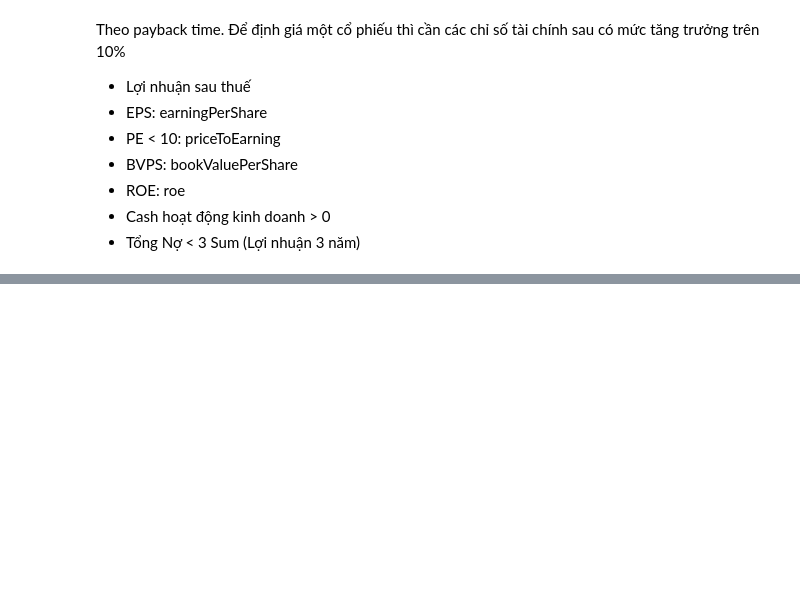
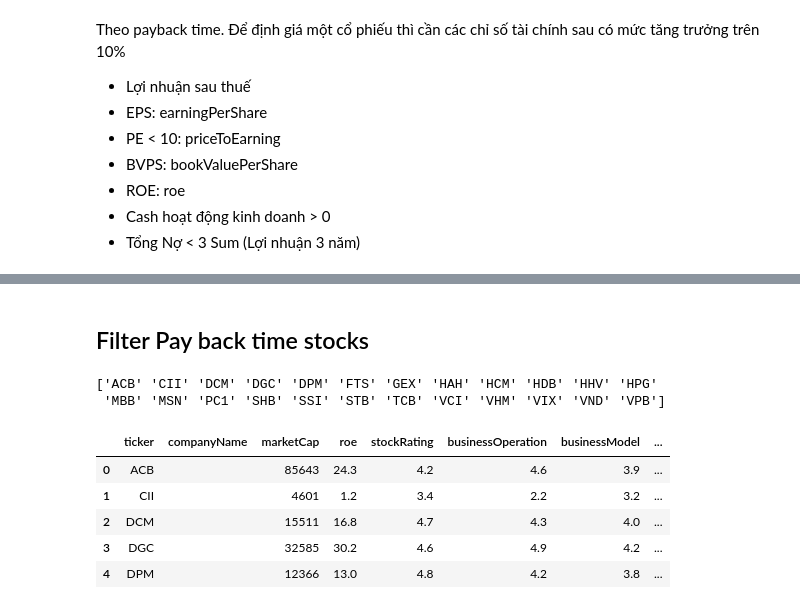
Before and after one commit to mrzaizai2k/stock_price_4_fun, a Jupyter notebook: paybacktime.ipynb, the cells around one changed output, grey strips where cells are left out. Saved outputs shown, nothing was run; the diff lists cells and outputs as text; code cells hidden in the pictures; blank space fills up the shorter version.

Commit message:
add pay back time calculate

```diff
--- a/paybacktime.ipynb
+++ b/paybacktime.ipynb
@@ -192,0 +44,34 @@ Current price: 29.85
+# %% [markdown]
+## Filter Pay back time stocks
+# %%
+def filter_stocks(param):
+    df = stock_screening_insights (param, size=1700, drop_lang='vi')
+    if len(df)!= 0:
+        print(df.ticker.unique())
+    return df
+# %%
+# https://www.youtube.com/watch?v=4YPyxfXML0A&t=1825s
+paybacktime_params = {
+    "exchangeName": "HOSE",
+    "marketCap": (1_000, 200_000),
+    'revenueGrowth5Year': (15,100),
+    # 'pe':(10,20),
+    # "epsGrowth5Year": (10, 100),  # Minimum 1-year EPS growth
+    # "roe": (15, 100),  # Minimum Return on Equity (ROE)
+
+    # 'priceNearRealtime': (15,80),
+#     "lastQuarterProfitGrowth": (2, 100),  # Minimum last quarter profit growth
+    "avgTradingValue20Day": (100, 2000),  # Minimum 20-day average trading value
+#     "breakout": 'BULLISH',  # Only buy stocks when the market is in an uptrend
+}
+df = filter_stocks(paybacktime_params)
+df.head()
+# %% [output]
+['ACB' 'CII' 'DCM' 'DGC' 'DPM' 'FTS' 'GEX' 'HAH' 'HCM' 'HDB' 'HHV' 'HPG'
+ 'MBB' 'MSN' 'PC1' 'SHB' 'SSI' 'STB' 'TCB' 'VCI' 'VHM' 'VIX' 'VND' 'VPB']
+|  | ticker | companyName | marketCap | roe | stockRating | businessOperation | businessModel | ... |
+| 0 | ACB |  | 85643 | 24.3 | 4.2 | 4.6 | 3.9 | ... |
+| 1 | CII |  | 4601 | 1.2 | 3.4 | 2.2 | 3.2 | ... |
+| 2 | DCM |  | 15511 | 16.8 | 4.7 | 4.3 | 4.0 | ... |
+| 3 | DGC |  | 32585 | 30.2 | 4.6 | 4.9 | 4.2 | ... |
+| 4 | DPM |  | 12366 | 13.0 | 4.8 | 4.2 | 3.8 | ... |
```
Also changed, not shown: parts of 11 cells of this notebook, 2 other files.
